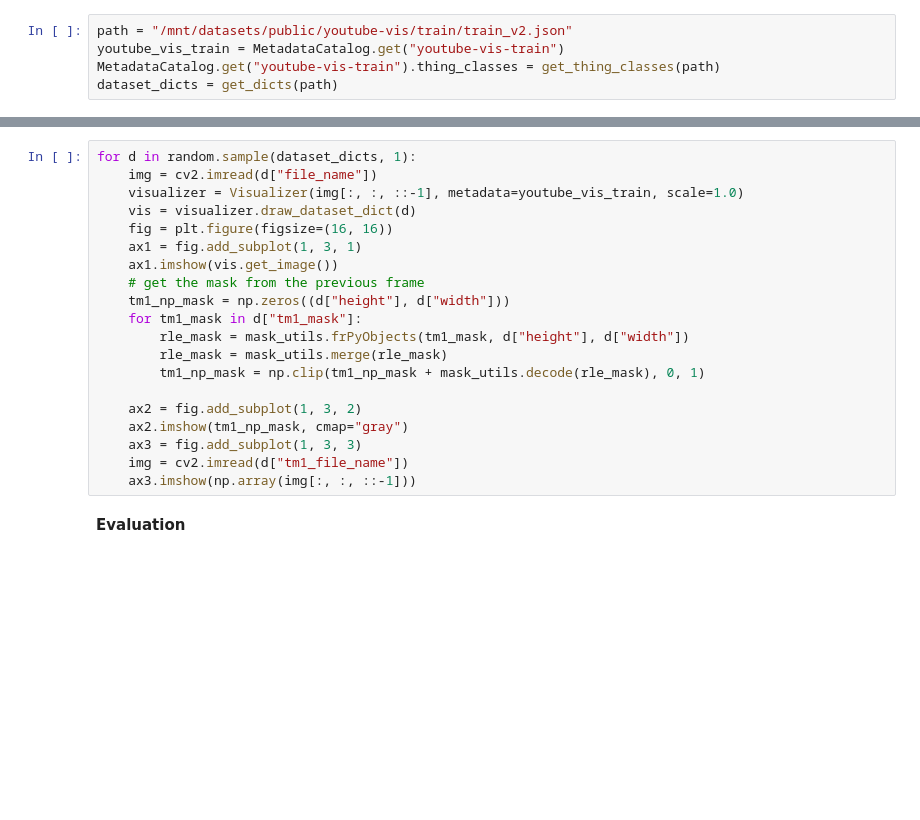
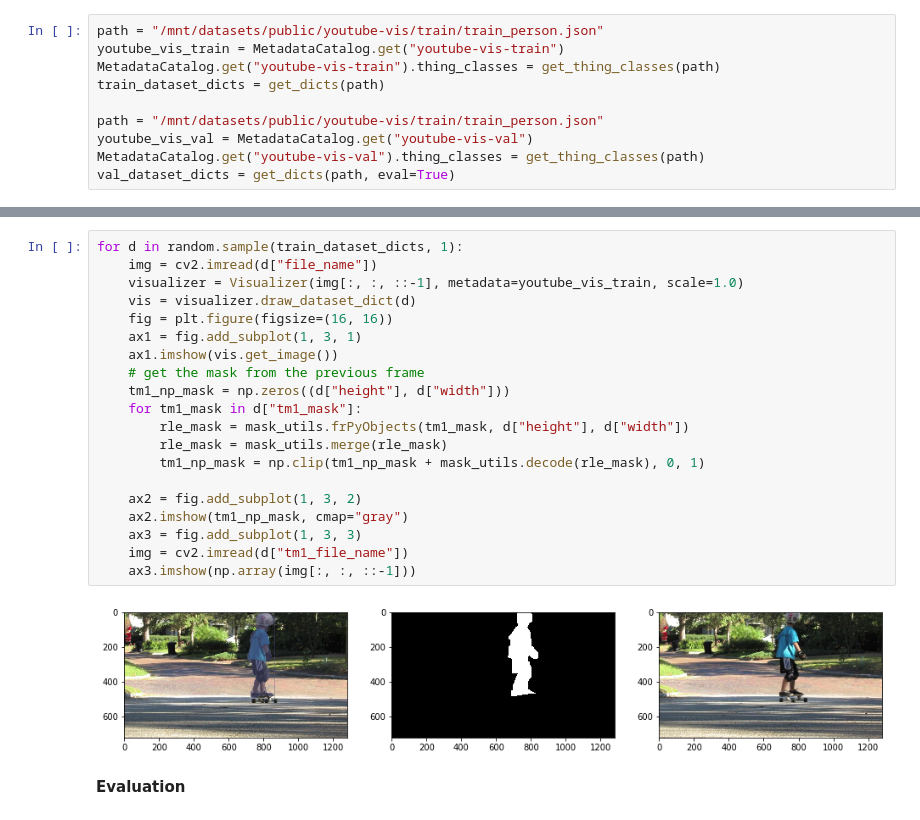
Before and after one commit to yingzha/detectron2, a Jupyter notebook: projects/VideoSeg/debug.ipynb, the cells around one changed output, grey strips where cells are left out. Cells and saved outputs as stored; diff of their text form; blank space fills up the shorter version.

```diff
--- a/projects/VideoSeg/debug.ipynb
+++ b/projects/VideoSeg/debug.ipynb
@@ -14,7 +23,12 @@ import os
 import matplotlib
 import numpy as np
 # %%
-path = "/mnt/datasets/public/youtube-vis/train/train_v2.json"
+path = "/mnt/datasets/public/youtube-vis/train/train_person.json"
 youtube_vis_train = MetadataCatalog.get("youtube-vis-train")
 MetadataCatalog.get("youtube-vis-train").thing_classes = get_thing_classes(path)
-dataset_dicts = get_dicts(path)
+train_dataset_dicts = get_dicts(path)
+
+path = "/mnt/datasets/public/youtube-vis/train/train_person.json"
+youtube_vis_val = MetadataCatalog.get("youtube-vis-val")
+MetadataCatalog.get("youtube-vis-val").thing_classes = get_thing_classes(path)
+val_dataset_dicts = get_dicts(path, eval=True)
@@ -25,22 +42,24 @@ print(MetadataCatalog.get("youtube-vis-train").thing_classes)
 # %%
-for d in random.sample(dataset_dicts, 1):
+for d in random.sample(train_dataset_dicts, 1):
     img = cv2.imread(d["file_name"])
     visualizer = Visualizer(img[:, :, ::-1], metadata=youtube_vis_train, scale=1.0)
     vis = visualizer.draw_dataset_dict(d)
     fig = plt.figure(figsize=(16, 16))
     ax1 = fig.add_subplot(1, 3, 1)
     ax1.imshow(vis.get_image())
     # get the mask from the previous frame
     tm1_np_mask = np.zeros((d["height"], d["width"]))
     for tm1_mask in d["tm1_mask"]:
         rle_mask = mask_utils.frPyObjects(tm1_mask, d["height"], d["width"])
         rle_mask = mask_utils.merge(rle_mask)
         tm1_np_mask = np.clip(tm1_np_mask + mask_utils.decode(rle_mask), 0, 1)
 
     ax2 = fig.add_subplot(1, 3, 2)
     ax2.imshow(tm1_np_mask, cmap="gray")
     ax3 = fig.add_subplot(1, 3, 3)
     img = cv2.imread(d["tm1_file_name"])
     ax3.imshow(np.array(img[:, :, ::-1]))
+# %% [output]
+[figure, added]
 # %% [markdown]
 **Evaluation**
```
Also changed, not shown: parts of 15 cells of this notebook.
